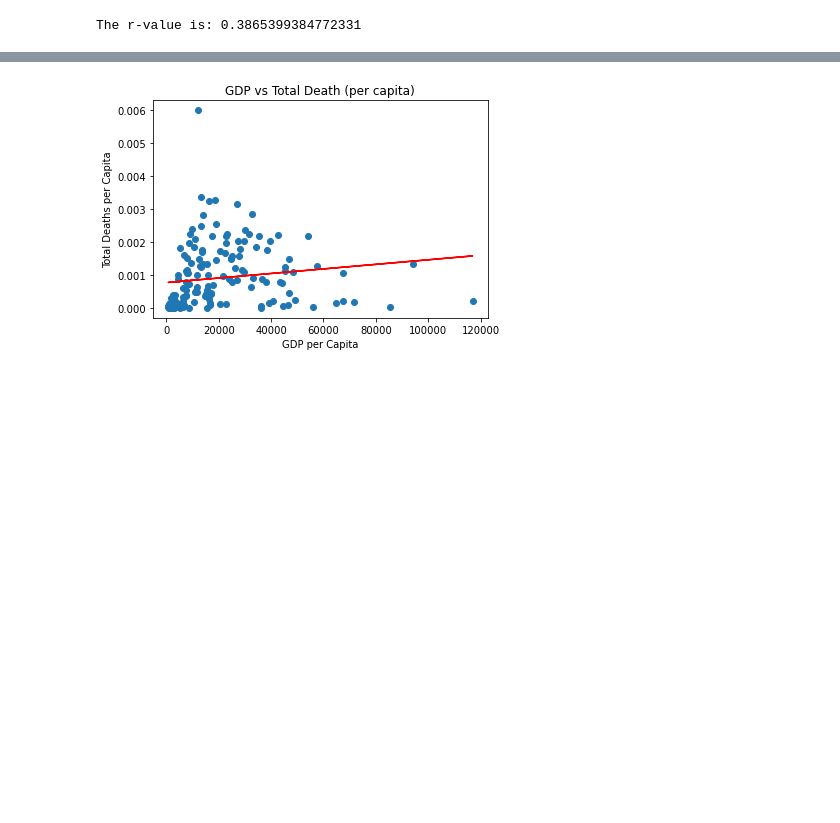
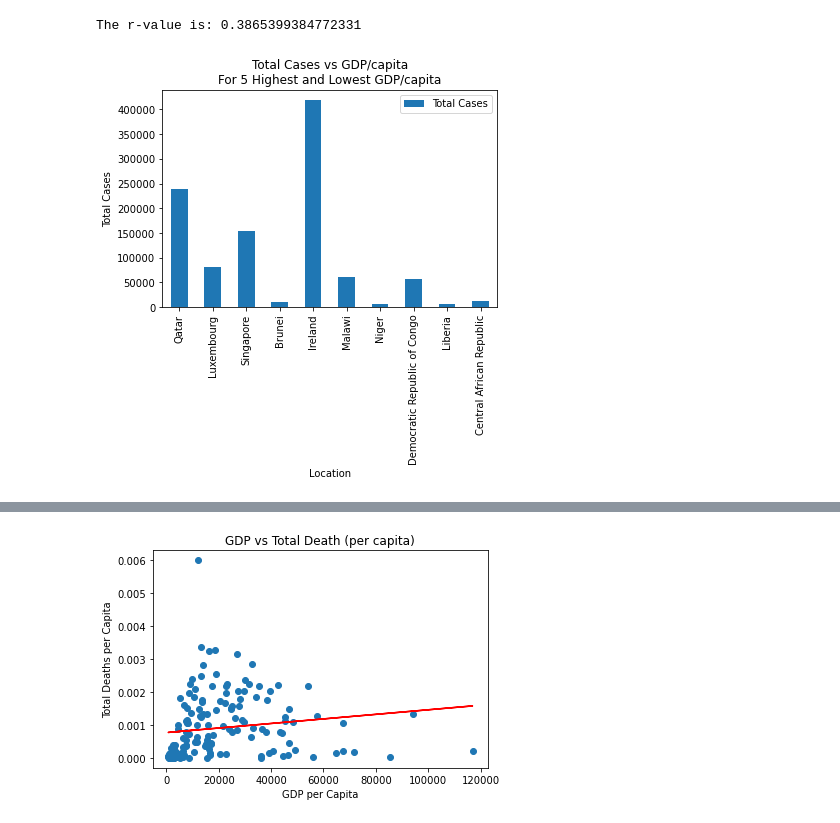
Before and after one commit to Par-Dodo/GDPvsCOVID, a Jupyter notebook: Main Code.ipynb, the cells around one changed output, grey strips where cells are left out. Saved outputs shown, nothing was run; the diff lists cells and outputs as text; code cells hidden in the pictures; blank space fills up the shorter version.

```diff
--- a/Main Code.ipynb
+++ b/Main Code.ipynb
@@ -81,6 +81,19 @@ summary.style.format({"No. of Countries":'{:,.0f}',"Total Vaccinations":'{:,.0f}
 | North America | 20 | 580,768,767 | 31 | 17,122 | 53,324,535 | 630,178,538 | ... |
 | Oceania | 4 | 31,866,222 | 32 | 23,090 | 206,462 | 40,867,856 | ... |
 | South America | 12 | 433,950,159 | 30 | 13,841 | 38,136,842 | 482,815,312 | ... |
+# %%
+high_low_gdp = clean_data.nlargest(5,"gdp_per_capita")
+high_low_gdp = high_low_gdp.append(clean_data.nsmallest(5,"gdp_per_capita"))
+high_low_gdp = high_low_gdp.sort_values(by="gdp_per_capita", ascending=False)
+
+high_low_gdp = high_low_gdp.rename(columns={
+"population":"Population",
+"median_age":"Median Age",
+"gdp_per_capita": "Average GDP/capita",
+"total_cases":"Total Cases",
+"total_vaccinations":"Total Vaccinations",
+"total_deaths":"Total Deaths",
+"diabetes_prevalence":"Diabetes Prevalance"})
 # %%
 #GDP/capita vs Total Cases/capita
 
@@ -107,6 +120,15 @@ print(f"The r-value is: {cases_r}")
 # %% [output]
 [figure]
 The r-value is: 0.3865399384772331
+# %%
+#Bar graph for total cases of 5 hightest and lowest GDPs
+high_low_gdp.plot.bar(x="location", y="Total Cases")
+plt.title("Total Cases vs GDP/capita\nFor 5 Highest and Lowest GDP/capita")
+plt.xlabel("Location")
+plt.ylabel("Total Cases")
+plt.show()
+# %% [output]
+[figure, added]
 # %%
 #GDP/capita vs Vaccinations/capita
 
```
Also changed, not shown: parts of 9 cells of this notebook.
